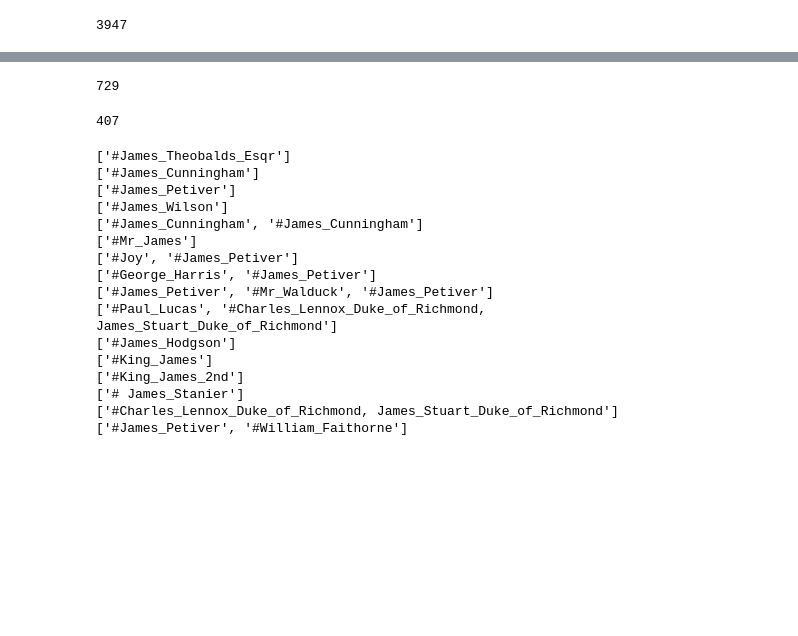
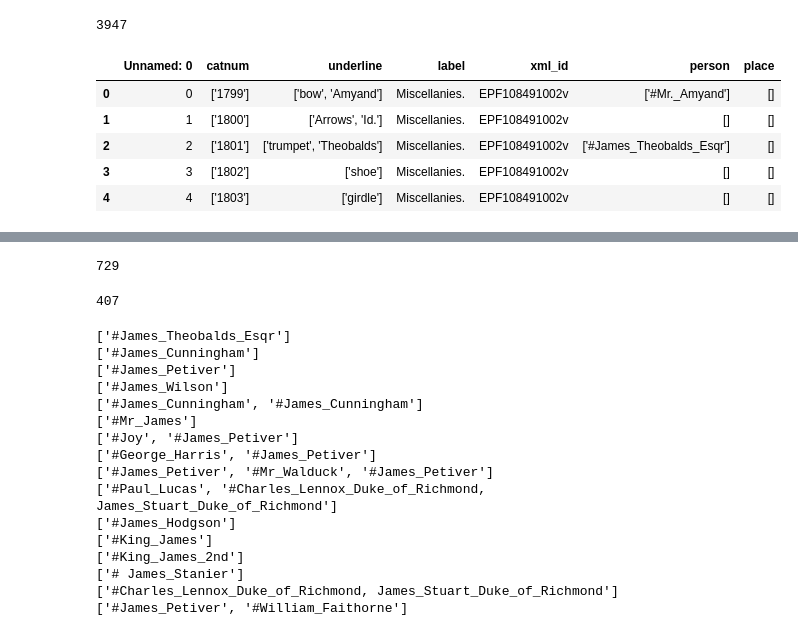
Before and after one commit to Violin1208/sloane, a Jupyter notebook: sort_by_most_popular.ipynb, the cells around one changed output, grey strips where cells are left out. Saved outputs shown, nothing was run; the diff lists cells and outputs as text; code cells hidden in the pictures; blank space fills up the shorter version.

```diff
--- a/sort_by_most_popular.ipynb
+++ b/sort_by_most_popular.ipynb
@@ -11,3 +11,12 @@ df = pd.read_csv(path)
 len(df)
 # %% [output]
 3947
+# %%
+df.head()
+# %% [output]
+|  | Unnamed: 0 | catnum | underline | label | xml_id | person | place |
+| 0 | 0 | ['1799'] | ['bow', 'Amyand'] | Miscellanies. | EPF108491002v | ['#Mr._Amyand'] | [] |
+| 1 | 1 | ['1800'] | ['Arrows', 'Id.'] | Miscellanies. | EPF108491002v | [] | [] |
+| 2 | 2 | ['1801'] | ['trumpet', 'Theobalds'] | Miscellanies. | EPF108491002v | ['#James_Theobalds_Esqr'] | [] |
+| 3 | 3 | ['1802'] | ['shoe'] | Miscellanies. | EPF108491002v | [] | [] |
+| 4 | 4 | ['1803'] | ['girdle'] | Miscellanies. | EPF108491002v | [] | [] |
```
Also changed, not shown: parts of 2 cells of this notebook, 2 other files.
